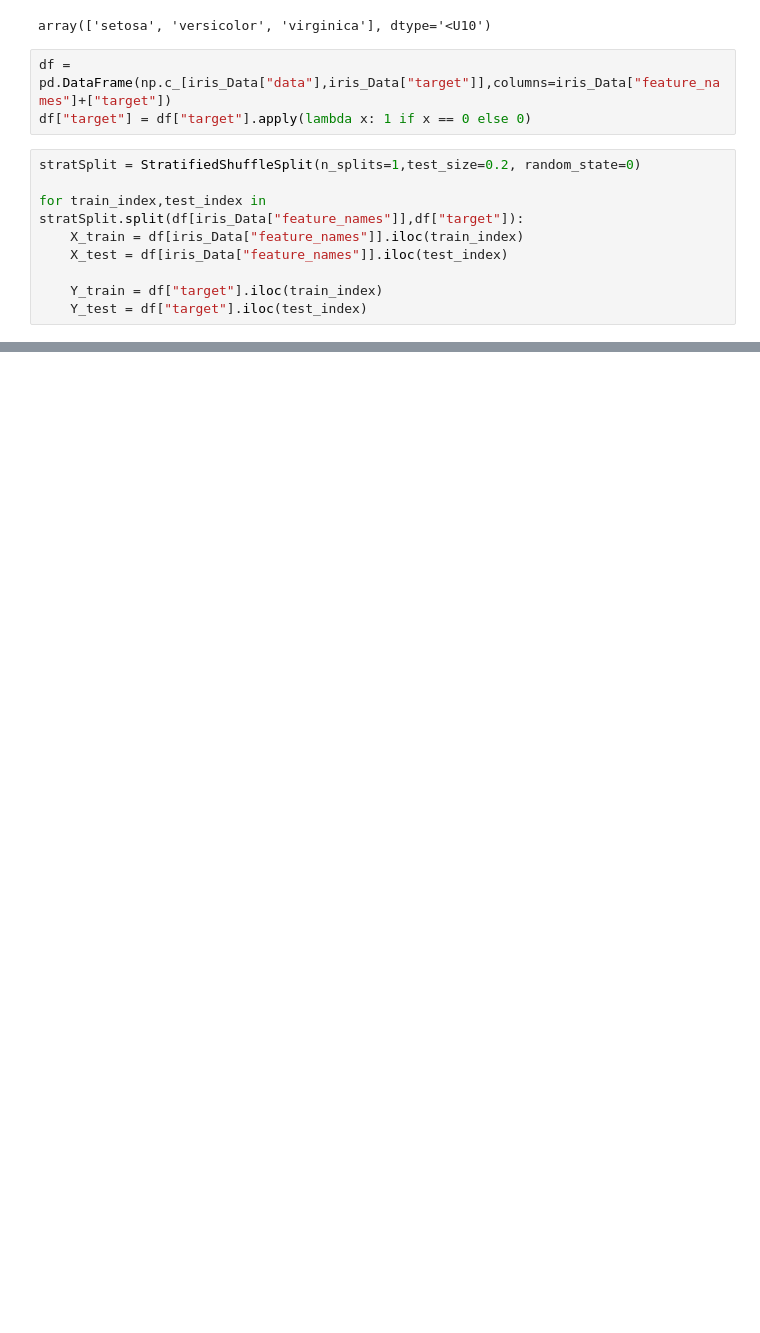
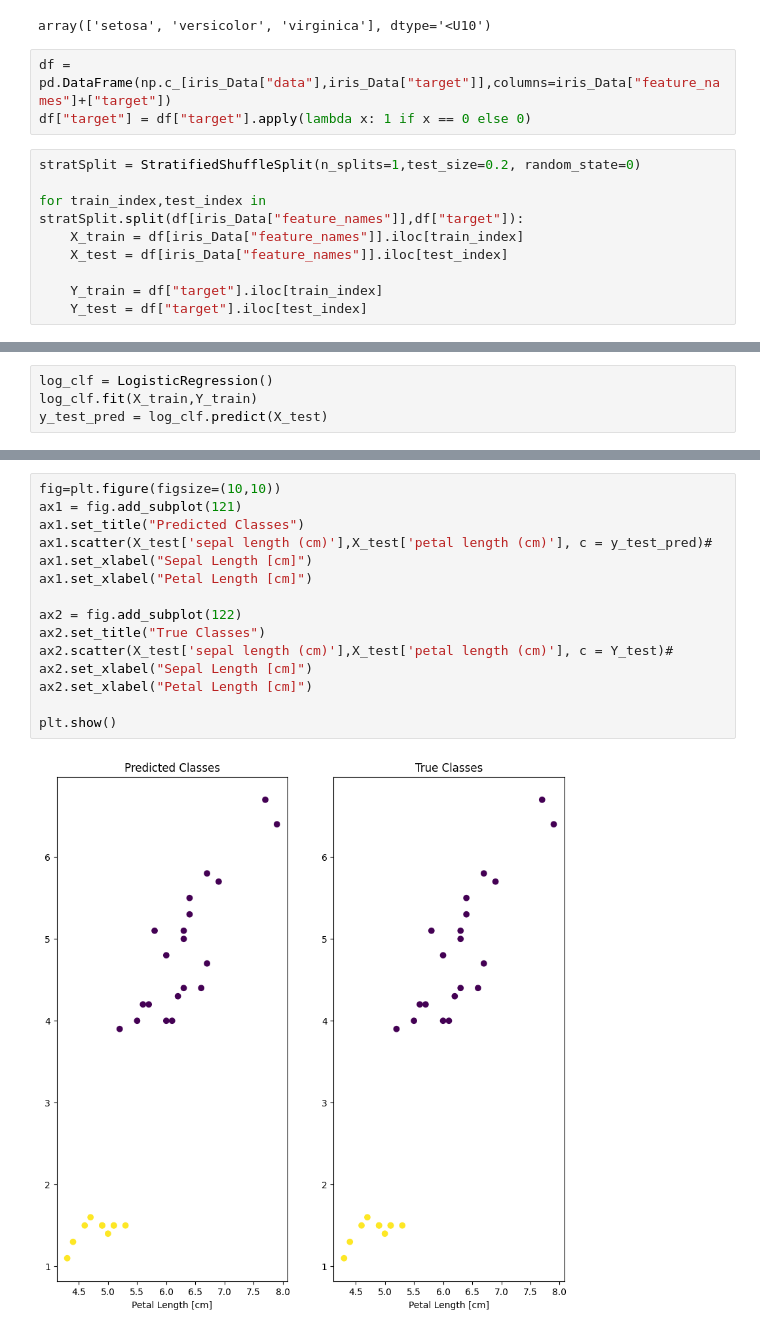
Before and after one commit to SandersJack/DevTraining, a Jupyter notebook: MachineLearning/BinaryClassifier.ipynb, the cells around one changed output, grey strips where cells are left out. Cells and saved outputs as stored; diff of their text form; blank space fills up the shorter version.

```diff
--- a/MachineLearning/BinaryClassifier.ipynb
+++ b/MachineLearning/BinaryClassifier.ipynb
@@ -18,8 +19,8 @@ df["target"] = df["target"].apply(lambda x: 1 if x == 0 else 0)
 stratSplit = StratifiedShuffleSplit(n_splits=1,test_size=0.2, random_state=0)
 
 for train_index,test_index in stratSplit.split(df[iris_Data["feature_names"]],df["target"]):
-    X_train = df[iris_Data["feature_names"]].iloc(train_index)
-    X_test = df[iris_Data["feature_names"]].iloc(test_index)
+    X_train = df[iris_Data["feature_names"]].iloc[train_index]
+    X_test = df[iris_Data["feature_names"]].iloc[test_index]
 
-    Y_train = df["target"].iloc(train_index)
-    Y_test = df["target"].iloc(test_index)
+    Y_train = df["target"].iloc[train_index]
+    Y_test = df["target"].iloc[test_index]
@@ -27,0 +27,4 @@ TypeError: unhashable type: 'numpy.ndarray'
+# %%
+log_clf = LogisticRegression()
+log_clf.fit(X_train,Y_train)
+y_test_pred = log_clf.predict(X_test)
@@ -27,0 +35,17 @@ TypeError: unhashable type: 'numpy.ndarray'
+# %%
+fig=plt.figure(figsize=(10,10))
+ax1 = fig.add_subplot(121)
+ax1.set_title("Predicted Classes")
+ax1.scatter(X_test['sepal length (cm)'],X_test['petal length (cm)'], c = y_test_pred)#
+ax1.set_xlabel("Sepal Length [cm]")
+ax1.set_xlabel("Petal Length [cm]")
+
+ax2 = fig.add_subplot(122)
+ax2.set_title("True Classes")
+ax2.scatter(X_test['sepal length (cm)'],X_test['petal length (cm)'], c = Y_test)#
+ax2.set_xlabel("Sepal Length [cm]")
+ax2.set_xlabel("Petal Length [cm]")
+
+plt.show()
+# %% [output]
+[figure, added]
```
Also changed, not shown: parts of 6 cells of this notebook.
